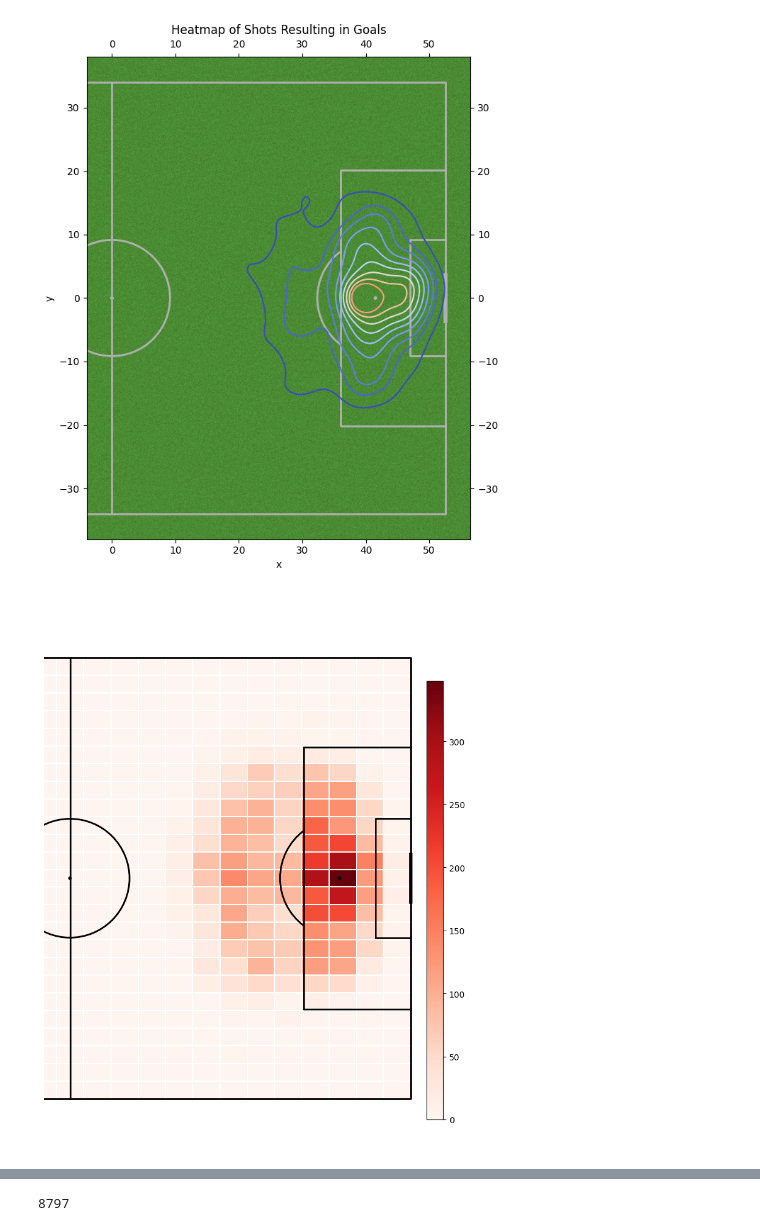
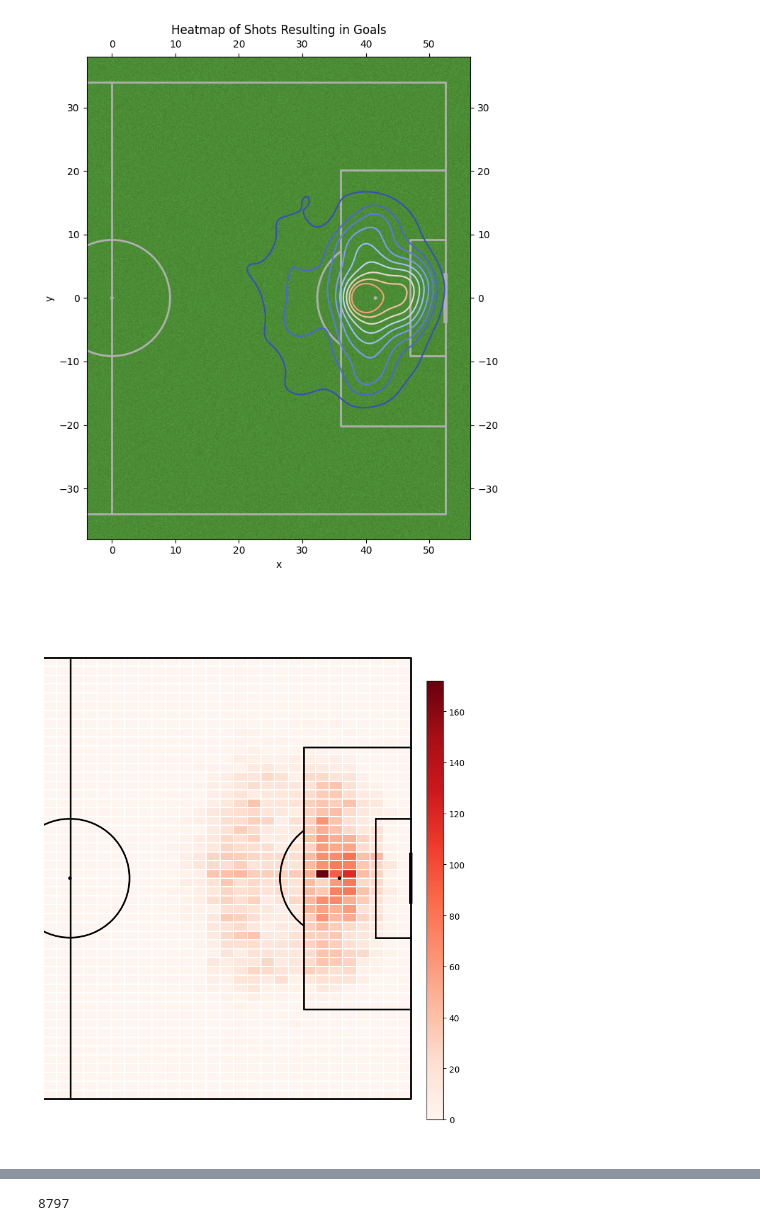
Before and after one commit to itspaspas/DataScience-S03, a Jupyter notebook: Preprocessing.ipynb, the cells around one changed output, grey strips where cells are left out. Saved outputs shown, nothing was run; the diff lists cells and outputs as text; code cells hidden in the pictures.

```diff
--- a/Preprocessing.ipynb
+++ b/Preprocessing.ipynb
@@ -78,17 +80,17 @@ plt.show()
 # %%
 pitch = Pitch(line_color='black', half = True, pitch_type='skillcorner', pitch_length=105, pitch_width=68, line_zorder = 2)
 fig, ax = pitch.grid(   grid_height=0.9, title_height=0.06, axis=False,
                         endnote_height=0.04, title_space=0, endnote_space=0)
 
-bin_statistic_shots = pitch.bin_statistic(52.5 - 2.44 - dataset["x"], dataset["y"], bins=25)
+bin_statistic_shots = pitch.bin_statistic(52.5 - 2.44 - dataset["x"], dataset["y"], bins=50)
 
 pcm = pitch.heatmap(bin_statistic_shots, ax=ax["pitch"], cmap='Reds', edgecolor='white', linewidth = 0.01)
 
 ax_cbar = fig.add_axes((0.95, 0.05, 0.04, 0.8))
 cbar = plt.colorbar(pcm, cax=ax_cbar)
 plt.show()
 # %% [output]
-[figure, old version]
+[figure, new version]
 # %%
 pitch = Pitch(line_color='black', half = True, pitch_type='skillcorner', pitch_length=105, pitch_width=68, line_zorder = 2)
 fig, ax = pitch.grid(   grid_height=0.9, title_height=0.06, axis=False,
```
Also changed, not shown: parts of 9 cells of this notebook.
